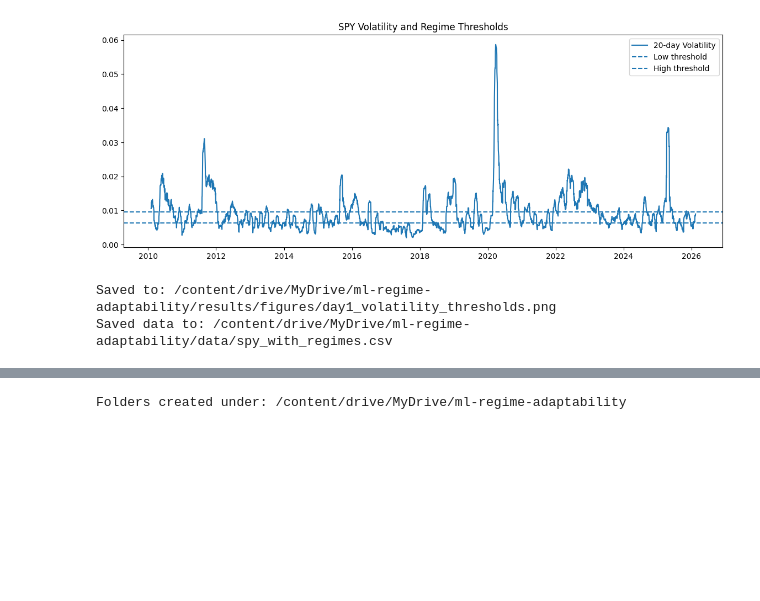
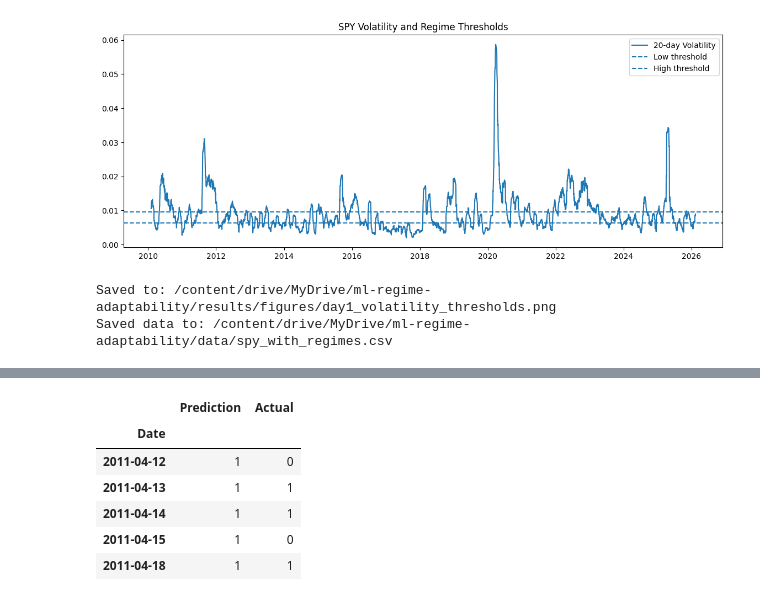
Before and after one commit to dhritiburugupalli/regime-adaptability, a Jupyter notebook: regime_adaptability.ipynb, the cells around one changed output, grey strips where cells are left out. Saved outputs shown, nothing was run; the diff lists cells and outputs as text; code cells hidden in the pictures; blank space fills up the shorter version.

```diff
--- a/regime_adaptability.ipynb
+++ b/regime_adaptability.ipynb
@@ -291,18 +299,6 @@ Mounted at /content/drive
-# %%
-# Organizes the files and creates project folders
-import os
-
-BASE_DIR = "/content/drive/MyDrive/ml-regime-adaptability"
-folders = [
-    "data",
-    "results/figures",
-    "results/tables",
-    "notebooks"
-]
-
-for f in folders:
-    os.makedirs(os.path.join(BASE_DIR, f), exist_ok=True)
-
-print("Folders created under:", BASE_DIR)
-# %% [output]
-Folders created under: /content/drive/MyDrive/ml-regime-adaptability
+# %%
+# Import model
+from sklearn.linear_model import LogisticRegression
+
+# Training window (in days)
+window = 252
@@ -308,0 +333,17 @@ Folders created under: /content/drive/MyDrive/ml-regime-adaptability
+# %%
+# convert results
+results = pd.DataFrame({
+    "Date": dates,
+    "Prediction": predictions,
+    "Actual": true_values
+}).set_index("Date")
+
+results.head()
+# %% [output]
+|  | Prediction | Actual |
+| Date |  |  |
+| 2011-04-12 | 1 | 0 |
+| 2011-04-13 | 1 | 1 |
+| 2011-04-14 | 1 | 1 |
+| 2011-04-15 | 1 | 0 |
+| 2011-04-18 | 1 | 1 |
```
Also changed, not shown: parts of 17 cells of this notebook.
